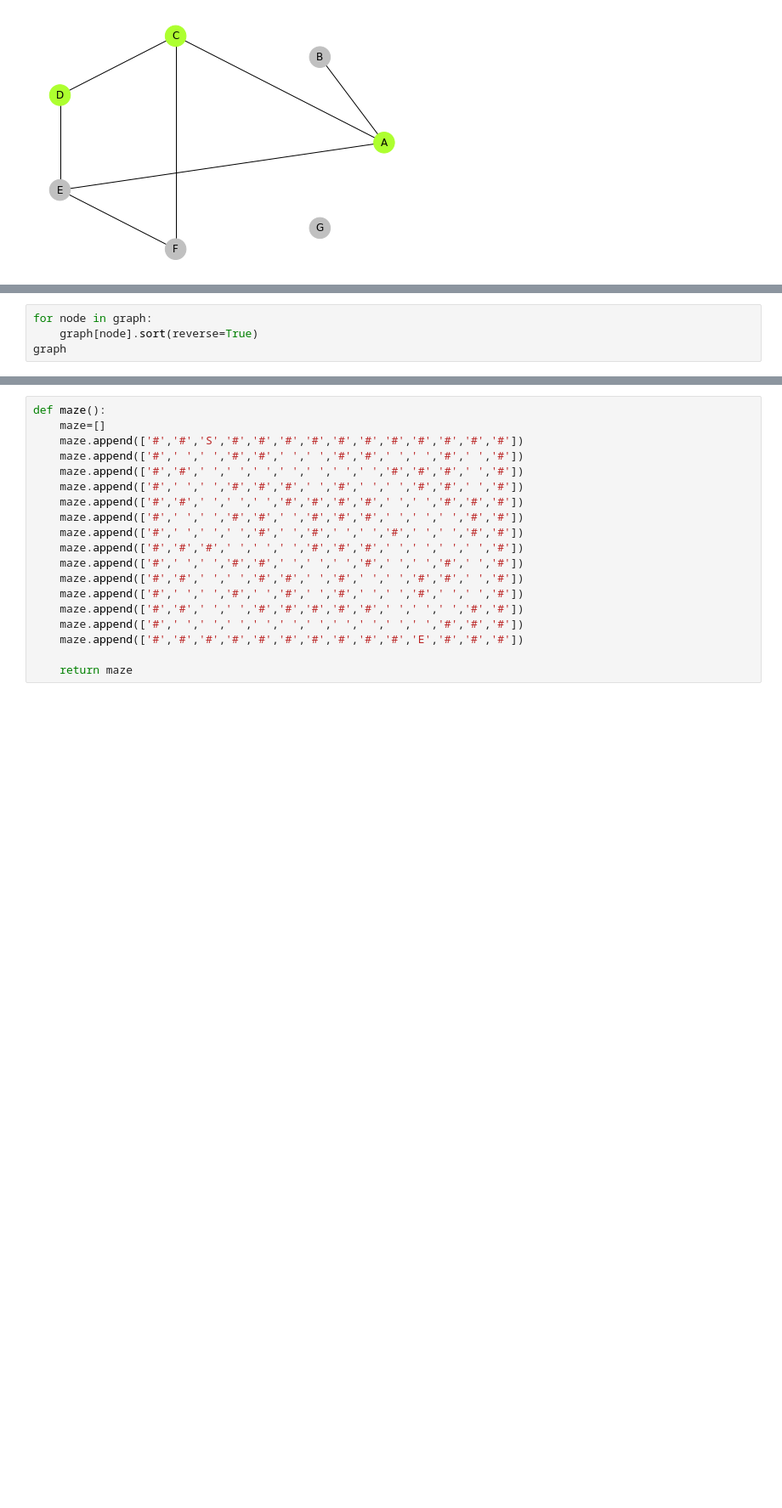
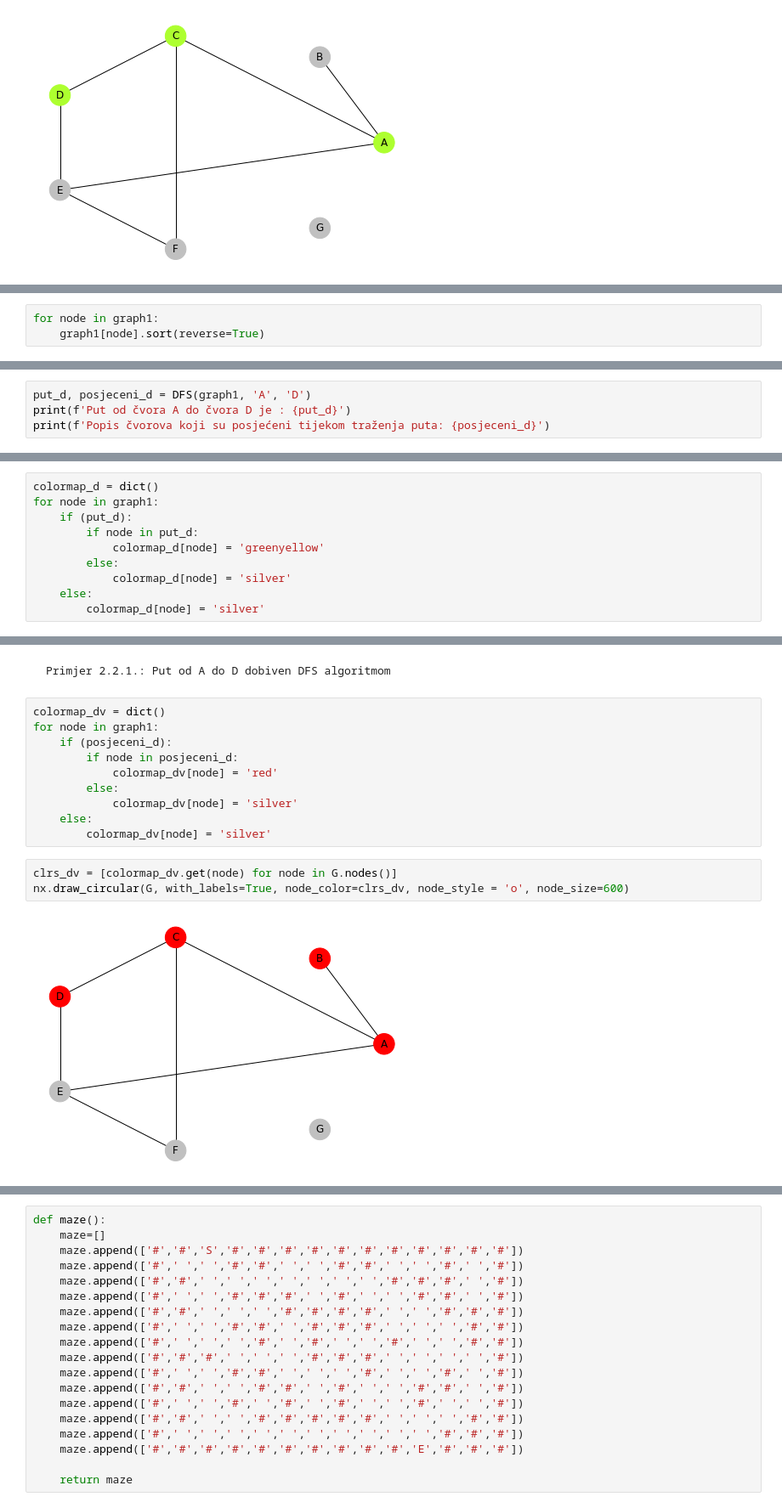
Before and after one commit to lornovak/MS-esej1, a Jupyter notebook: Esej 1..ipynb, the cells around one changed output, grey strips where cells are left out. Shown: that part at 85% size. Cells and saved outputs as stored; diff of their text form; blank space fills up the shorter version.

```diff
--- a/Esej 1..ipynb
+++ b/Esej 1..ipynb
@@ -274,4 +324,3 @@ def DFS (graph, first, last): #graph je u dict obliku
 # %%
-for node in graph:
-    graph[node].sort(reverse=True)
-graph
+for node in graph1:
+    graph1[node].sort(reverse=True)
@@ -291,0 +331,4 @@ Lista posjecenih: ['A', 'B', 'C', 'D']
+# %%
+put_d, posjeceni_d = DFS(graph1, 'A', 'D')
+print(f'Put od čvora A do čvora D je : {put_d}')
+print(f'Popis čvorova koji su posjećeni tijekom traženja puta: {posjeceni_d}')
@@ -291,0 +340,10 @@ Lista posjecenih: ['A', 'B', 'C', 'D']
+# %%
+colormap_d = dict()
+for node in graph1:
+    if (put_d):
+        if node in put_d:
+            colormap_d[node] = 'greenyellow'
+        else:
+            colormap_d[node] = 'silver'
+    else:
+        colormap_d[node] = 'silver'
@@ -291,0 +355,17 @@ Lista posjecenih: ['A', 'B', 'C', 'D']
+# %% [markdown]
+    Primjer 2.2.1.: Put od A do D dobiven DFS algoritmom
+# %%
+colormap_dv = dict()
+for node in graph1:
+    if (posjeceni_d):
+        if node in posjeceni_d:
+            colormap_dv[node] = 'red'
+        else:
+            colormap_dv[node] = 'silver'
+    else:
+        colormap_dv[node] = 'silver'
+# %%
+clrs_dv = [colormap_dv.get(node) for node in G.nodes()]
+nx.draw_circular(G, with_labels=True, node_color=clrs_dv, node_style = 'o', node_size=600)
+# %% [output]
+[figure, added]
```
Also changed, not shown: parts of 59 cells of this notebook, 1 other file.
